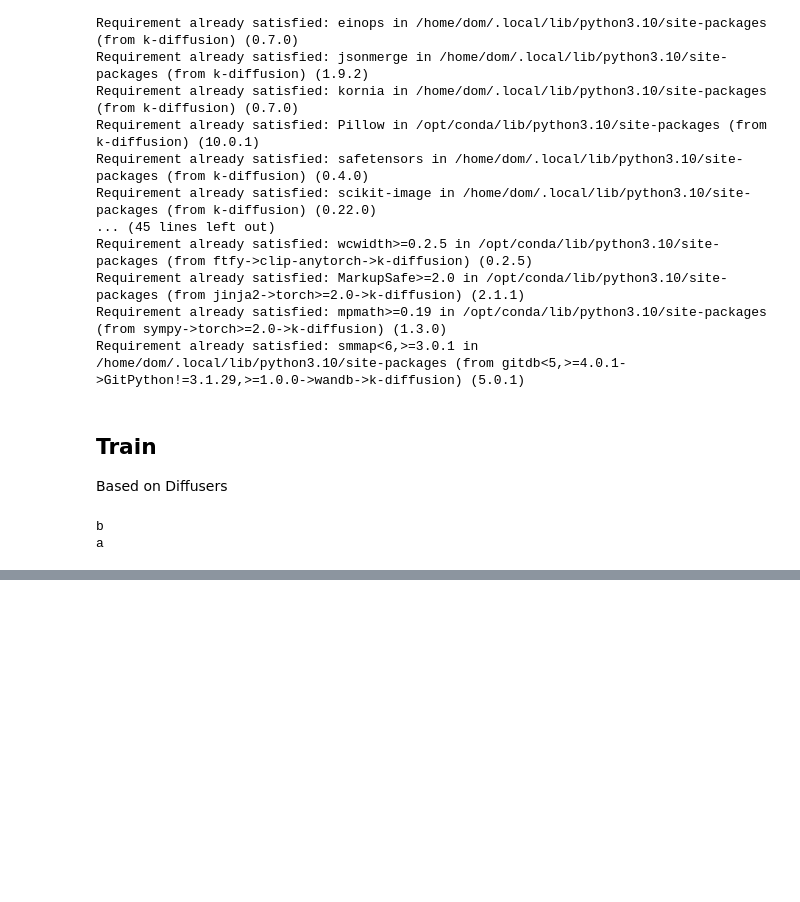
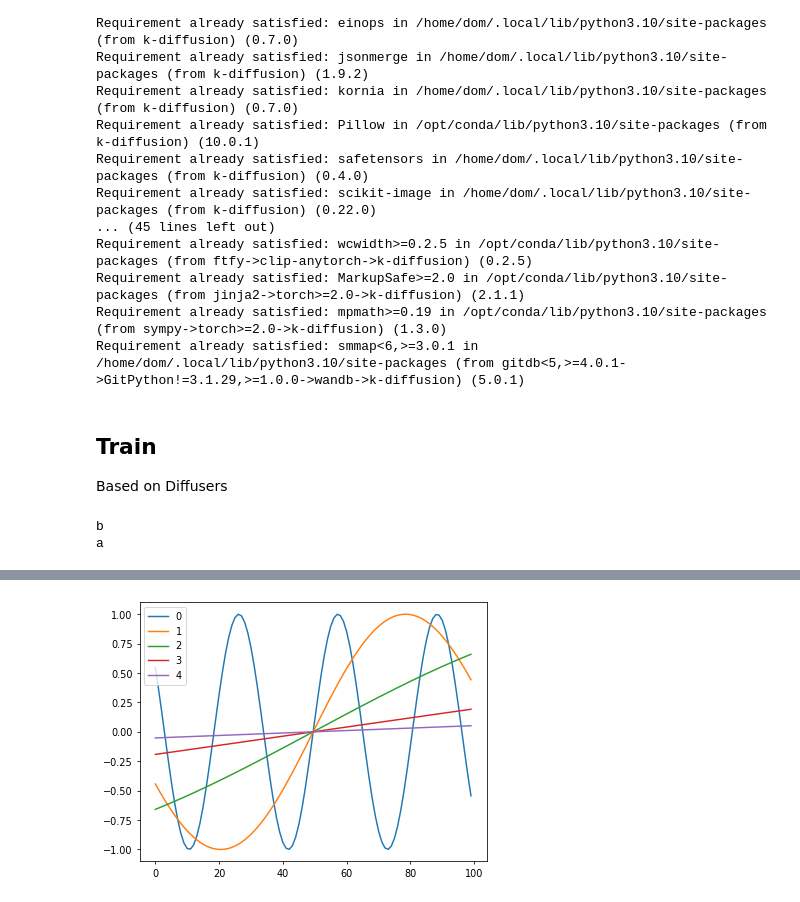
Before and after one commit to teome/diffusion-play, a Jupyter notebook: nbs/26_diffusion_unet.ipynb, the cells around one changed output, grey strips where cells are left out. Cells and saved outputs as stored; diff of their text form; code cells hidden in the pictures; blank space fills up the shorter version.

```diff
--- a/nbs/26_diffusion_unet.ipynb
+++ b/nbs/26_diffusion_unet.ipynb
@@ -202,0 +235,7 @@ learn = Learner(model, dls, nn.MSELoss(), lr=lr, cbs=cbs, opt_func=opt_func)
+# %%
+emb = torch.cat([torch.sin(emb), torch.cos(emb)], dim=-1)
+# %%
+idxs = (0, 1, 2, 3, 4)
+plot_emb(emb, idxs, False)
+# %% [output]
+[figure, added]
```
Also changed, not shown: parts of 26 cells of this notebook.
